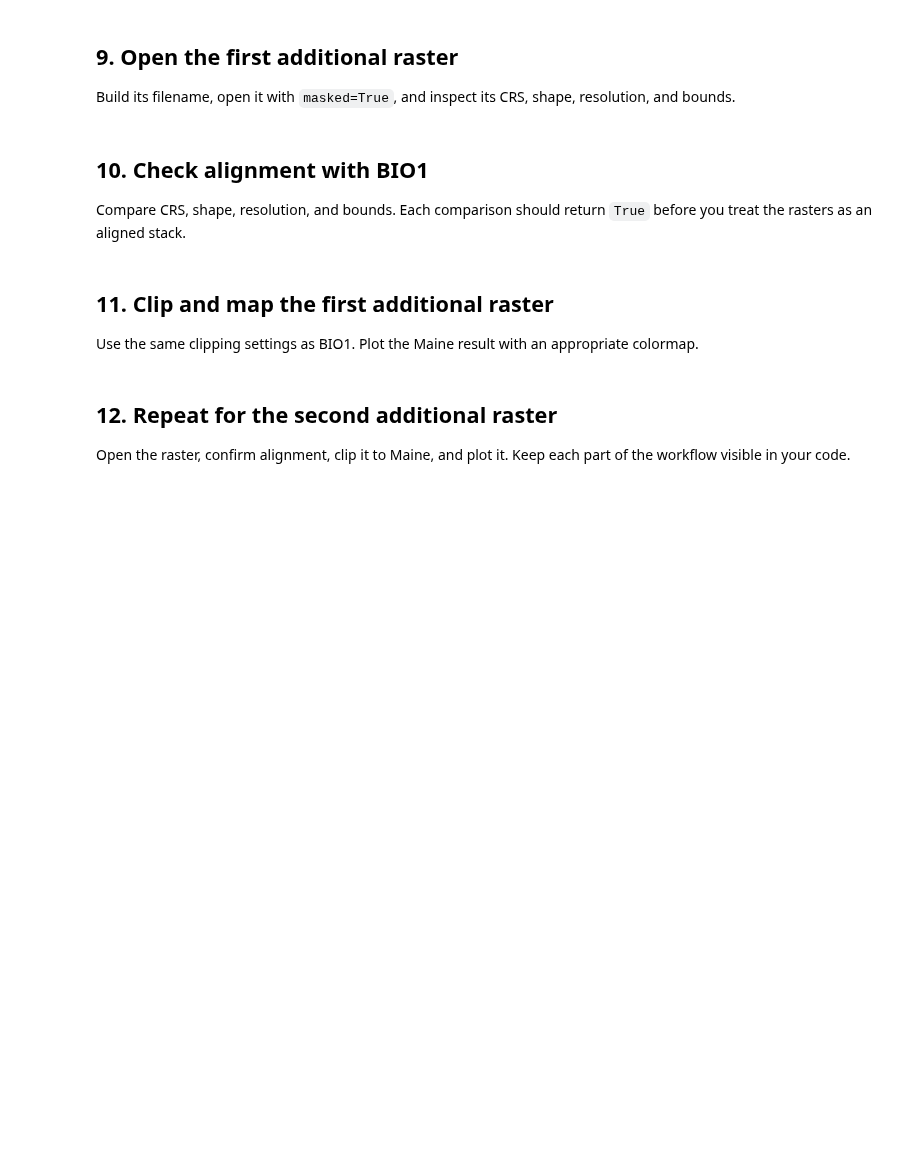
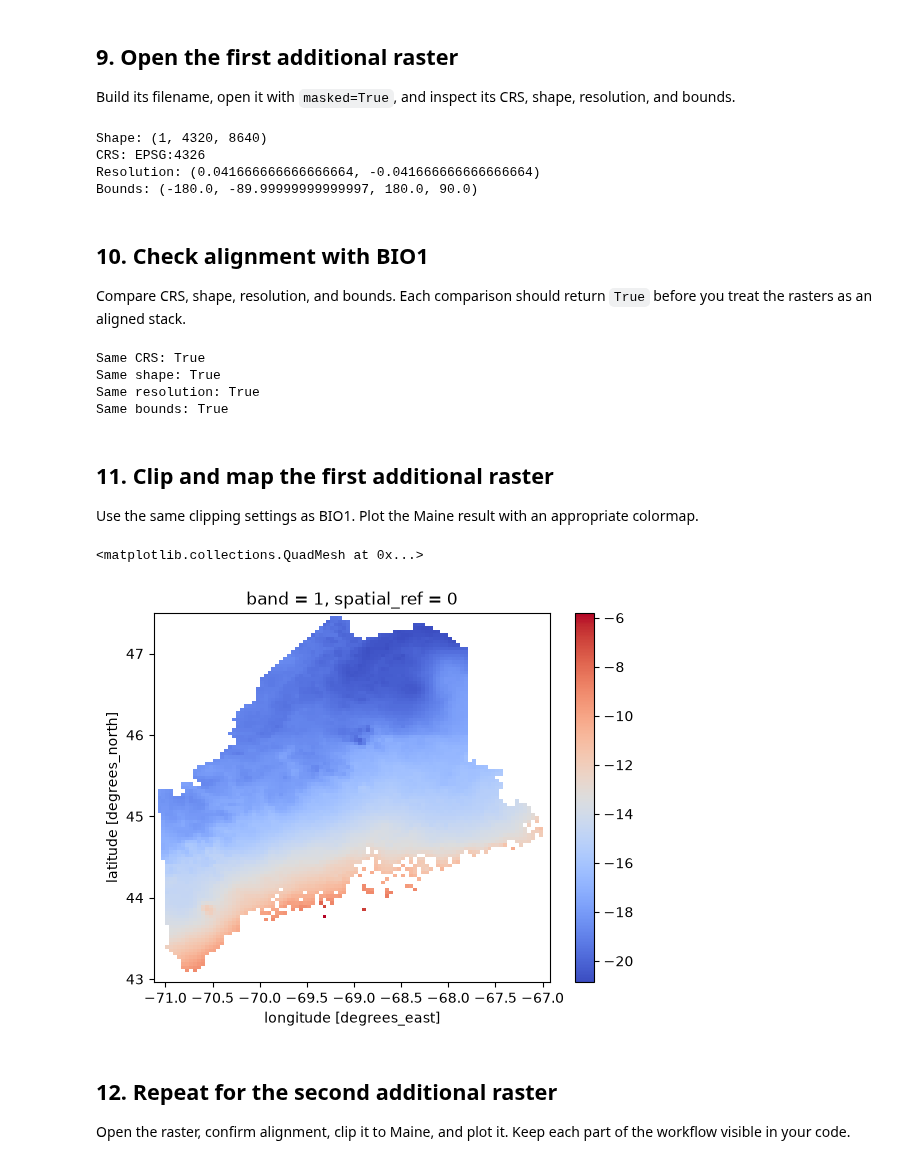
Before and after one commit to drewgutt/BIO597-SpatialBiodiversity, a Jupyter notebook: docs/assignments/Assignment-05-RasterData.ipynb, the cells around one changed output. Cells and saved outputs as stored; diff of their text form; code cells hidden in the pictures; blank space fills up the shorter version.

Commit message:
Complete raster data assignment

```diff
--- a/docs/assignments/Assignment-05-RasterData.ipynb
+++ b/docs/assignments/Assignment-05-RasterData.ipynb
@@ -120,19 +191,62 @@ Do not choose variables only because they are available. Give a short biological
 Build its filename, open it with `masked=True`, and inspect its CRS, shape, resolution, and bounds.
 # %%
 # Open your first additional raster.
+bioclim_path = Path("/home/jovyan/shared/bioclim")
+bio6_path = bioclim_path / "wc2.1_2.5m_bio_6.tif"
+
+bio6 = rxr.open_rasterio(
+    bio6_path,
+    masked=True,
+)
+
+
+
 # Inspect its metadata.
+
+print("Shape:", bio6.shape)
+print("CRS:", bio6.rio.crs)
+print("Resolution:", bio6.rio.resolution())
+print("Bounds:", bio6.rio.bounds())
+# %% [output]
+Shape: (1, 4320, 8640)
+CRS: EPSG:4326
+Resolution: (0.041666666666666664, -0.041666666666666664)
+Bounds: (-180.0, -89.99999999999997, 180.0, 90.0)
 # %% [markdown]
 ## 10. Check alignment with BIO1
 
 Compare CRS, shape, resolution, and bounds. Each comparison should return `True` before you treat the rasters as an aligned stack.
 # %%
 # Compare the first additional raster with bio1.
+
+print("Same CRS:", bio1.rio.crs == bio6.rio.crs)
+print("Same shape:", bio1.shape == bio6.shape)
+print("Same resolution:", bio1.rio.resolution() == bio6.rio.resolution())
+print("Same bounds:", bio1.rio.bounds() == bio6.rio.bounds())
+# %% [output]
+Same CRS: True
+Same shape: True
+Same resolution: True
+Same bounds: True
 # %% [markdown]
 ## 11. Clip and map the first additional raster
 
 Use the same clipping settings as BIO1. Plot the Maine result with an appropriate colormap.
 # %%
 # Clip, squeeze, and plot the first additional raster.
+bio6_maine = bio6.rio.clip(
+    maine_boundary.geometry,
+    maine_boundary.crs,
+    drop=True,
+    from_disk=True,
+)
+
+bio6_maine = bio6_maine.squeeze()
+
+bio6_maine.plot(cmap = "coolwarm")
+# %% [output]
+<matplotlib.collections.QuadMesh at 0x...>
+[figure, added]
 # %% [markdown]
 ## 12. Repeat for the second additional raster
 
```
Also changed, not shown: parts of 32 cells of this notebook.
